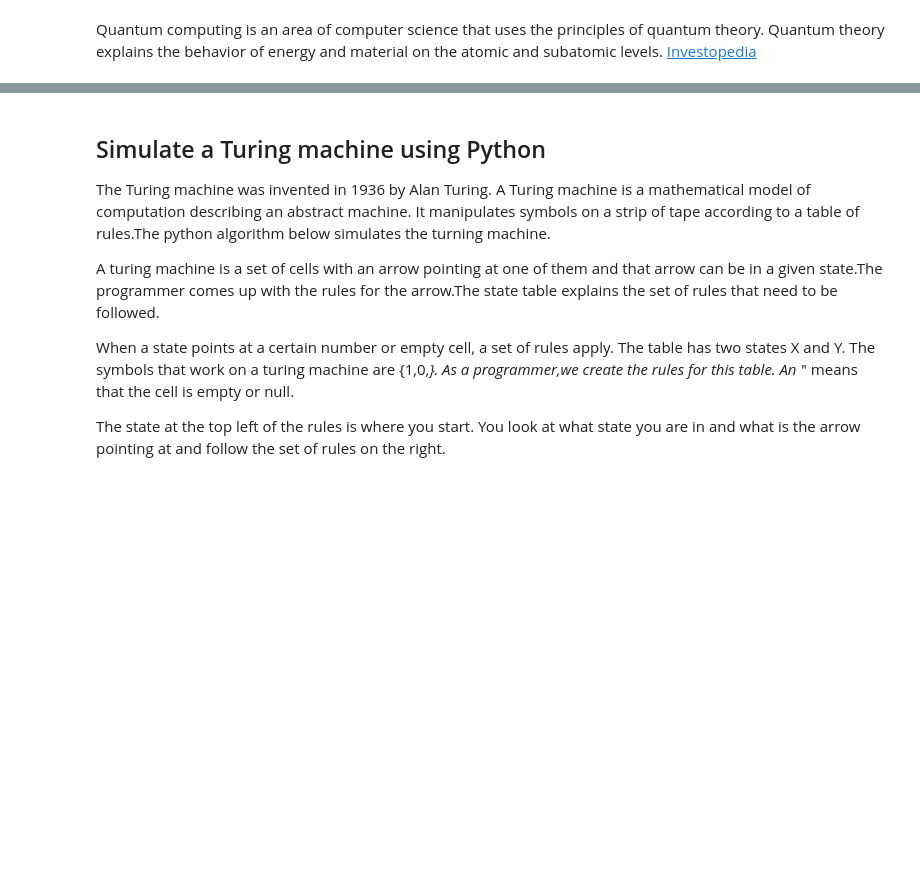
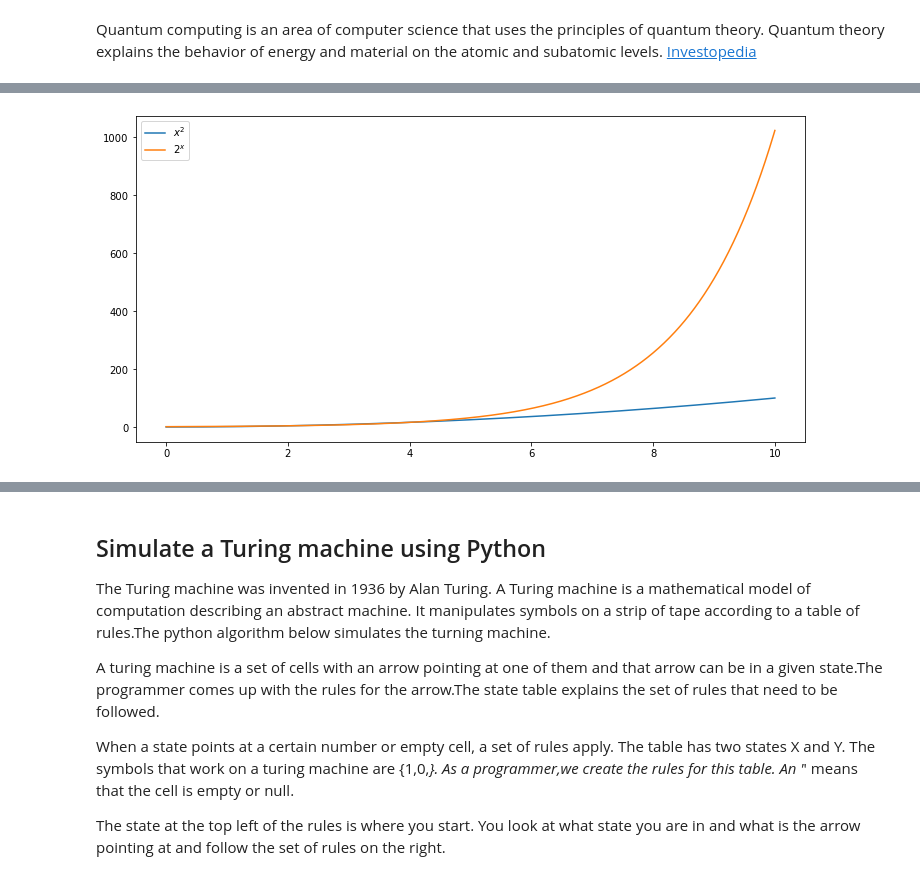
Before and after one commit to DylanCorr2020/EmergingTechnologies, a Jupyter notebook: content/Quantum-Computing.ipynb, the cells around one changed output, grey strips where cells are left out. Cells and saved outputs as stored; diff of their text form; code cells hidden in the pictures; blank space fills up the shorter version.

```diff
--- a/content/Quantum-Computing.ipynb
+++ b/content/Quantum-Computing.ipynb
@@ -4,0 +20,26 @@ Quantum computing is an area of computer science that uses the principles of qua
+# %%
+# Numbers.
+import numpy as np
+
+# Plotting.
+import matplotlib.pyplot as plt
+
+# Create a figure.
+fig, ax = plt.subplots(figsize=(12, 6))
+
+# x values.
+x = np.linspace(0.0, 10.0, 1000)
+
+# Plot polynomial.
+ax.plot(x, x**2, label="$x^2$")
+
+# Plot exponential.
+ax.plot(x, 2**x, label="$2^x$")
+
+# Legend.
+ax.legend()
+
+# Show.
+plt.show();
+# %% [output]
+[figure, added]
```
Also changed, not shown: parts of 4 cells of this notebook, 2 other files.
